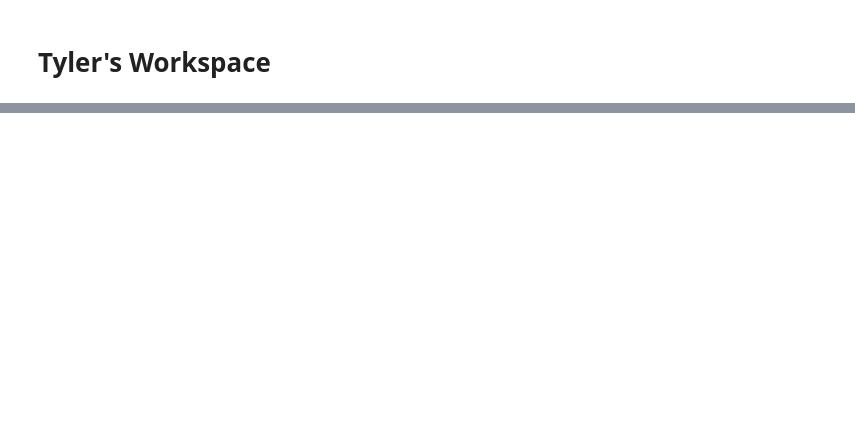
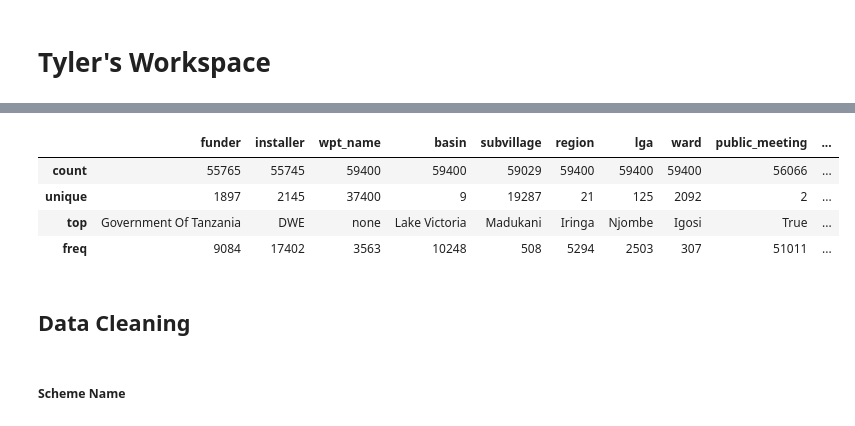
Before and after one commit to twood2015/Flatiron_Project_3, a Jupyter notebook: TylerWorkspace.ipynb, the cells around one changed output, grey strips where cells are left out. Cells and saved outputs as stored; diff of their text form; code cells hidden in the pictures; blank space fills up the shorter version.

```diff
--- a/TylerWorkspace.ipynb
+++ b/TylerWorkspace.ipynb
@@ -23,0 +222,13 @@ pd.read_csv('C:/Users/TWood/Documents/FlatironMaterials/project_3/TrainingFeatur
+# %%
+# looked at all the categorical variables
+X.describe(include='object')
+# %% [output]
+|  | funder | installer | wpt_name | basin | subvillage | region | lga | ward | public_meeting | ... |
+| count | 55765 | 55745 | 59400 | 59400 | 59029 | 59400 | 59400 | 59400 | 56066 | ... |
+| unique | 1897 | 2145 | 37400 | 9 | 19287 | 21 | 125 | 2092 | 2 | ... |
+| top | Government Of Tanzania | DWE | none | Lake Victoria | Madukani | Iringa | Njombe | Igosi | True | ... |
+| freq | 9084 | 17402 | 3563 | 10248 | 508 | 5294 | 2503 | 307 | 51011 | ... |
+# %% [markdown]
+## Data Cleaning
+# %% [markdown]
+##### Scheme Name
```
Also changed, not shown: parts of 49 cells of this notebook.
